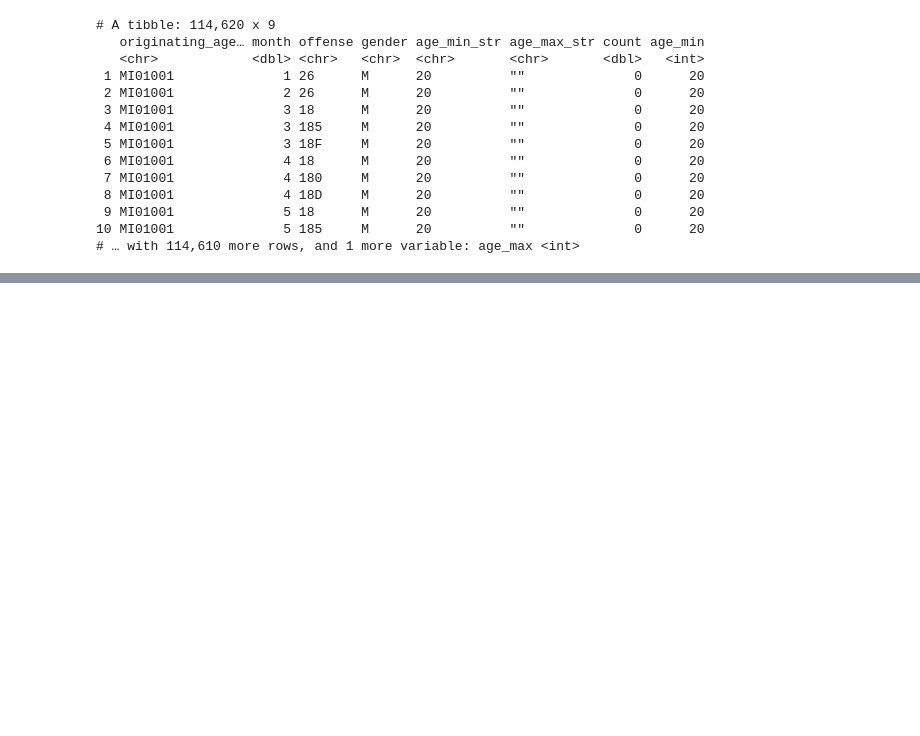
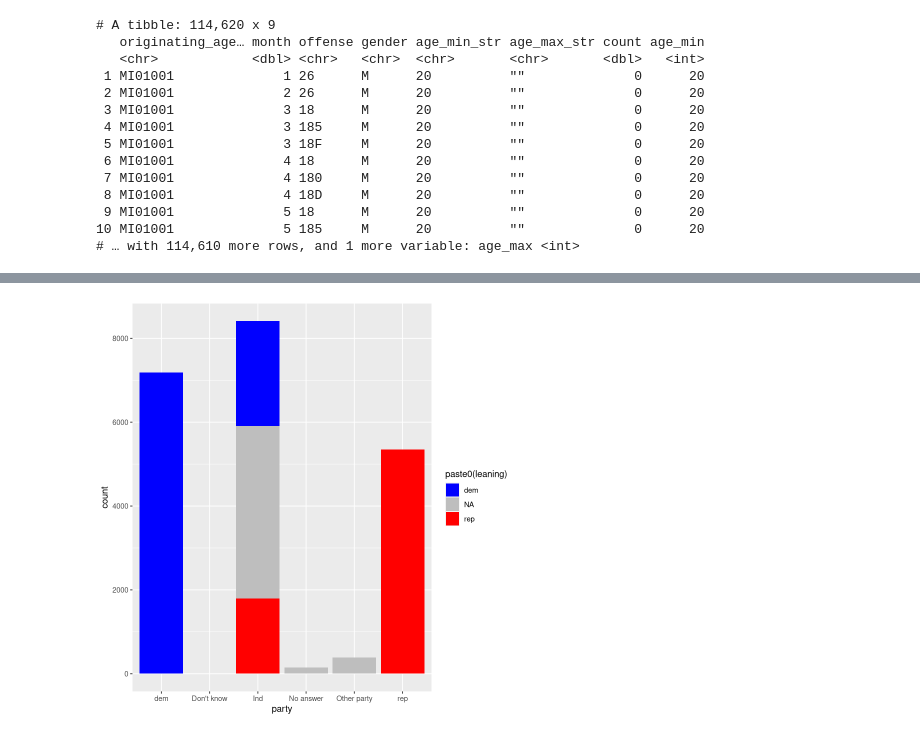
Before and after one commit to dereklhansen/stats306_lab, a Jupyter notebook: lab8/stats306_lab08.ipynb, the cells around one changed output, grey strips where cells are left out. Cells and saved outputs as stored; diff of their text form; code cells hidden in the pictures; blank space fills up the shorter version.

```diff
--- a/lab8/stats306_lab08.ipynb
+++ b/lab8/stats306_lab08.ipynb
@@ -267,0 +369,6 @@ print(filter(icpsr_gender_age, age_min==20))
+# %%
+gss_splitup <- mutate(gss_cat,
+       party    = str_extract(partyid, "(Ind|rep|dem|Other party|No answer|Don't know)"),
+       leaning  = str_extract(partyid, "(rep|dem)"),
+       strength_of_leaning = str_extract(partyid, "(Strong|Not str|Ind,near)")
+      )
@@ -267,0 +392,5 @@ print(filter(icpsr_gender_age, age_min==20))
+# %%
+ggplot(gss_splitup) + geom_bar(aes(x=party, fill=paste0(leaning))) +
+    scale_fill_manual(values = c(dem="blue", rep="red", `NA`="grey"))
+# %% [output]
+[figure, added]
```
Also changed, not shown: parts of 18 cells of this notebook.
